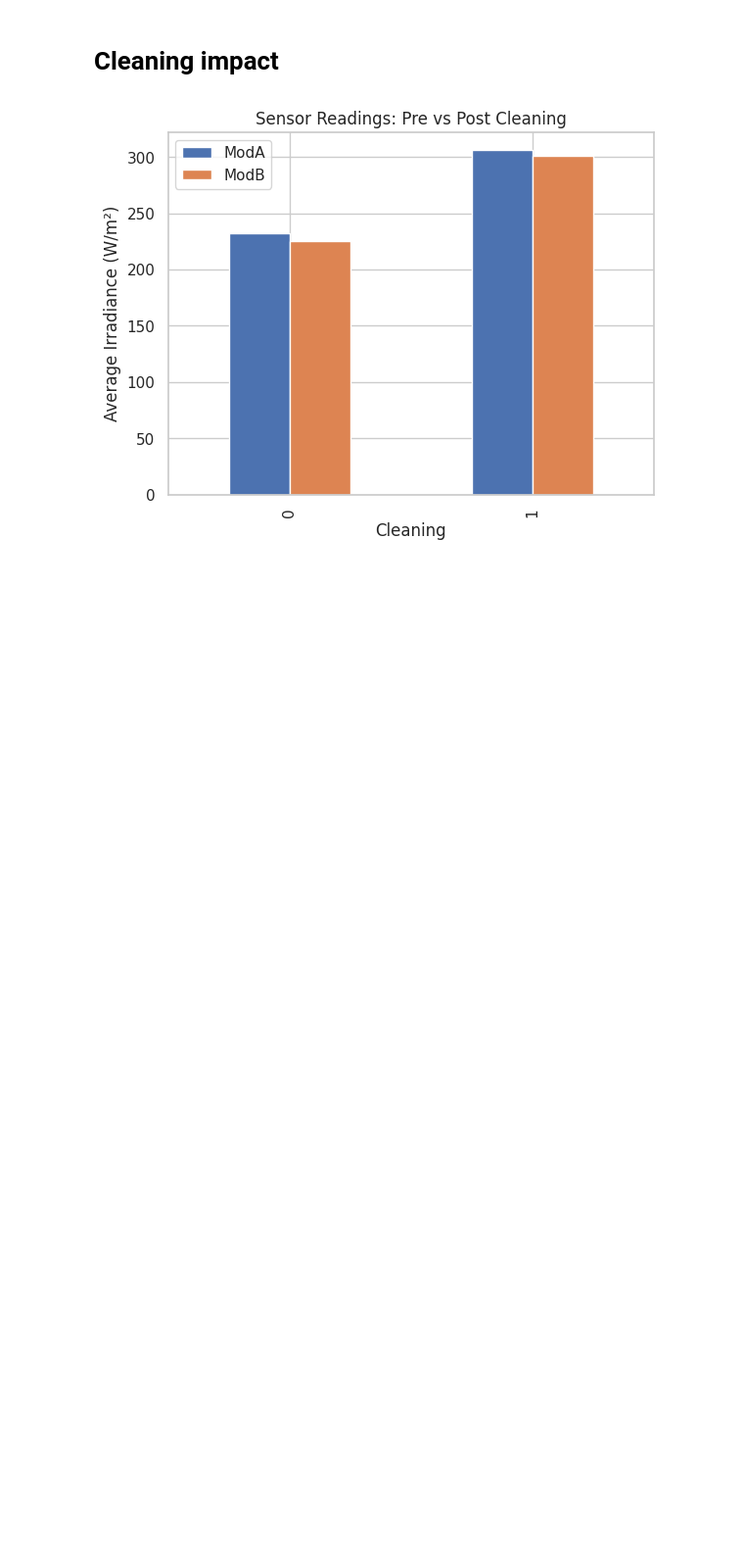
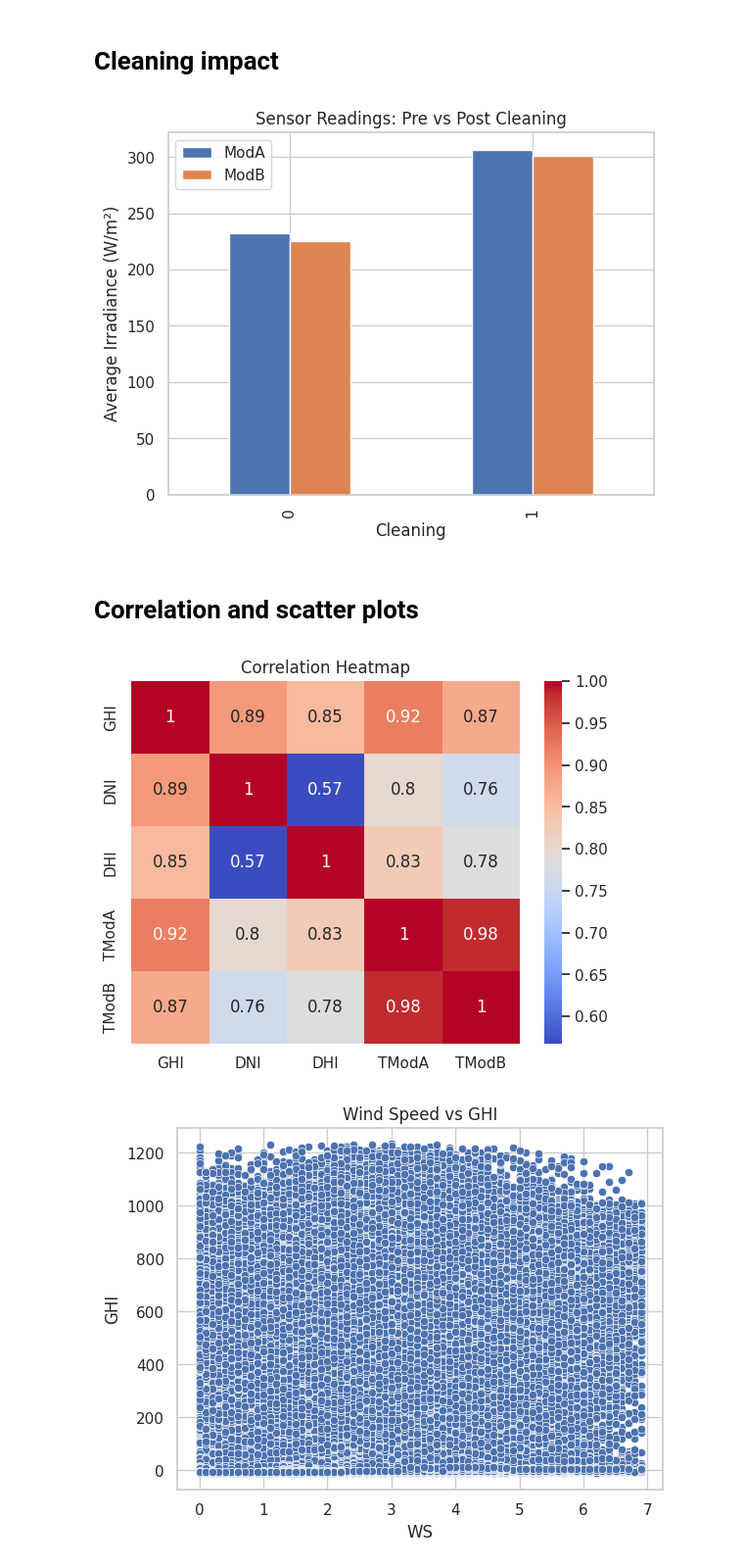
Before and after one commit to yoseph-zemede/solar-challenge-week1, a Jupyter notebook: notebooks/benin_eda.ipynb, the cells around one changed output. Shown at 98% size. Cells and saved outputs as stored; diff of their text form; code cells hidden in the pictures; blank space fills up the shorter version.

Commit message:
feat: correlation heatmap and scatter plots

```diff
--- a/notebooks/benin_eda.ipynb
+++ b/notebooks/benin_eda.ipynb
@@ -107,3 +107,23 @@ plt.ylabel('Average Irradiance (W/m²)')
 plt.show()
 # %% [output]
 [figure]
+# %% [markdown]
+# Correlation and scatter plots
+# %%
+# Heatmap
+sns.heatmap(df_clean[['GHI', 'DNI', 'DHI', 'TModA', 'TModB']].corr(), annot=True, cmap="coolwarm")
+plt.title("Correlation Heatmap")
+plt.show()
+
+# WS vs GHI
+sns.scatterplot(data=df_clean, x='WS', y='GHI')
+plt.title('Wind Speed vs GHI')
+plt.show()
+
+# RH vs Tamb
+sns.scatterplot(data=df_clean, x='RH', y='Tamb')
+plt.title('RH vs Tamb')
+plt.show()
+# %% [output]
+[figure, added]
+[figure, added]
```
Also changed, not shown: parts of 1 cell of this notebook.
